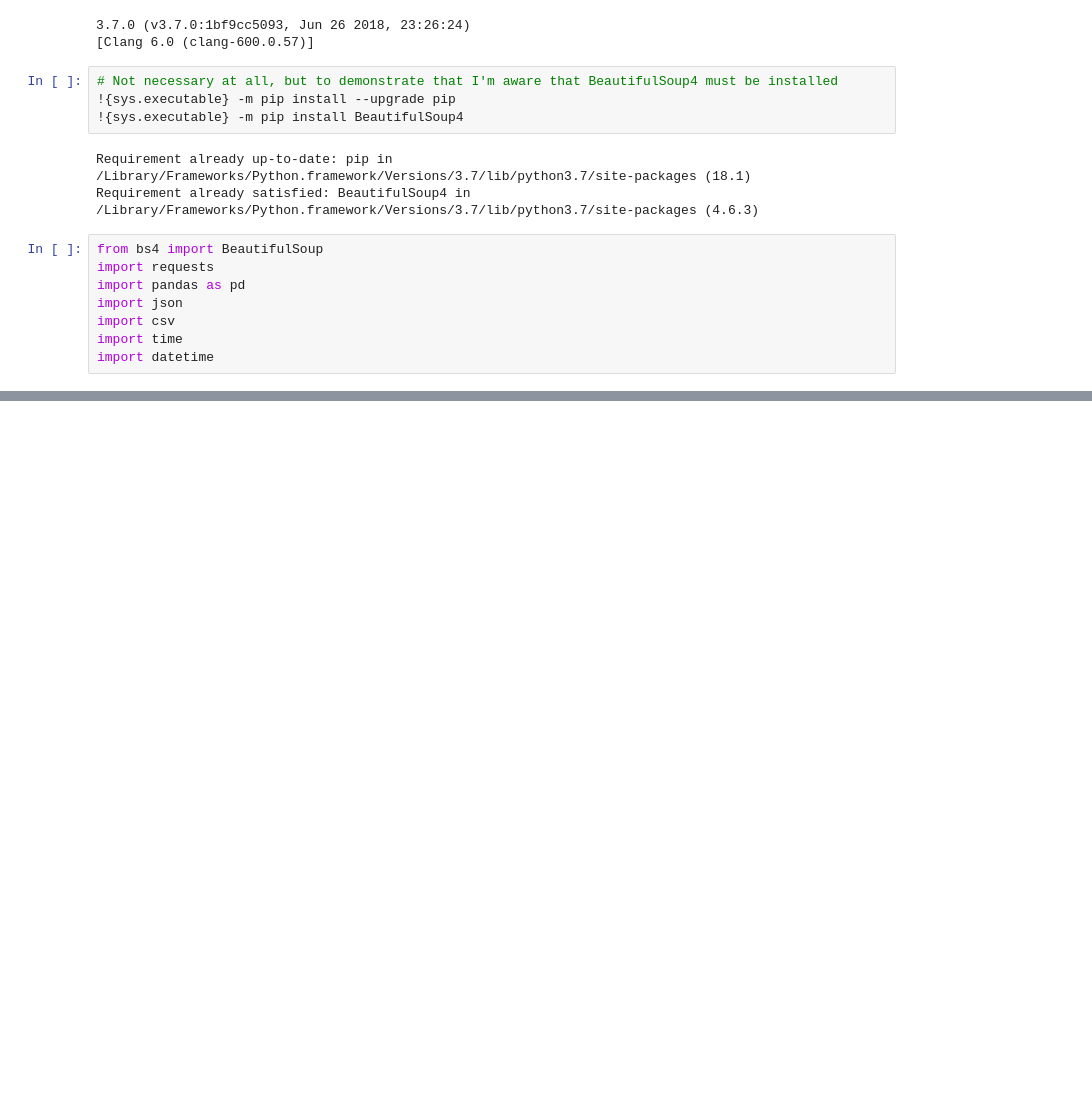
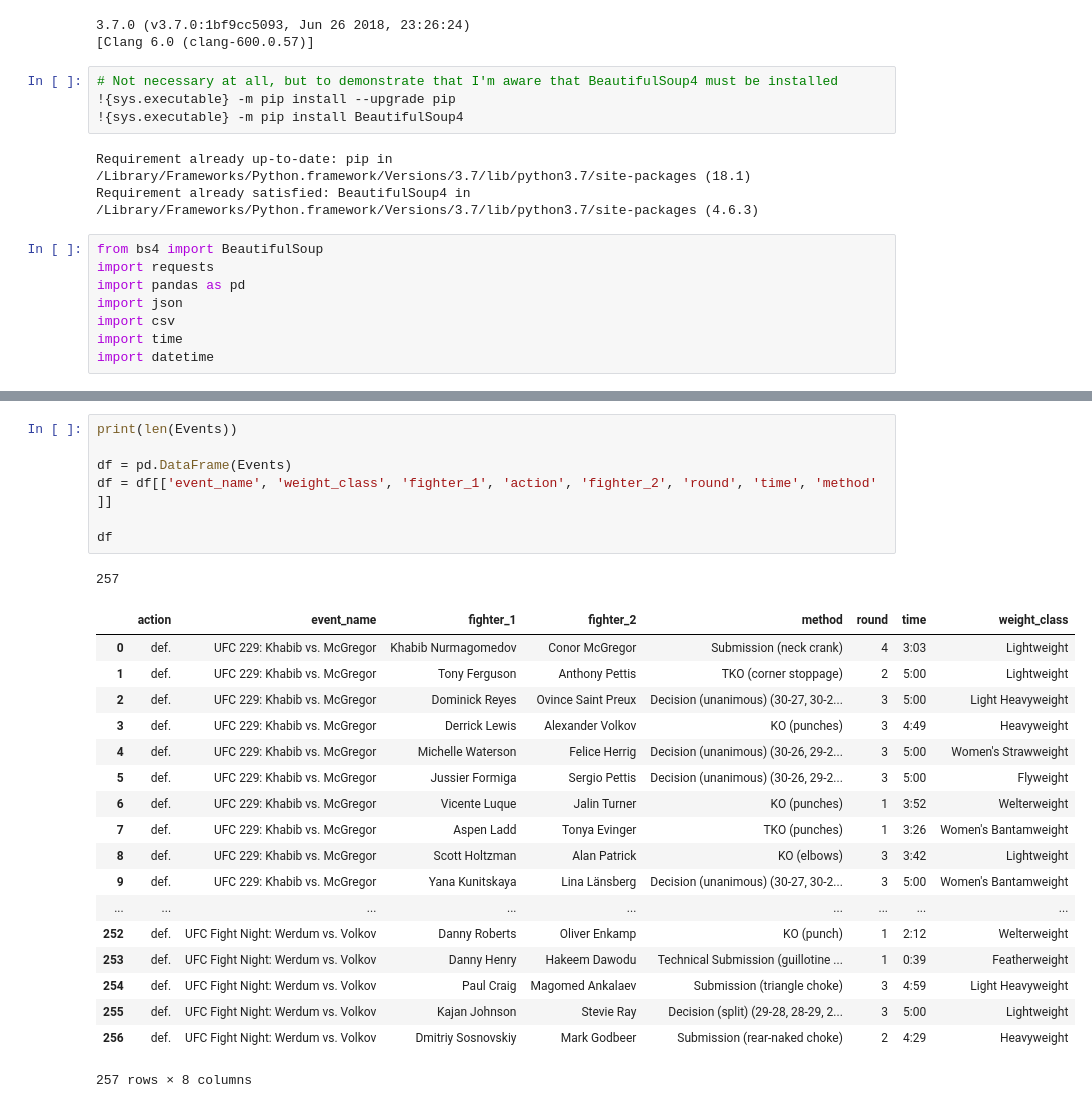
Before and after one commit to fernandoabcampos/data-life-cycle-typology, a Jupyter notebook: Prática 1/ScrapingUFCEvents.ipynb, the cells around one changed output, grey strips where cells are left out. Drawn from its saved outputs; the diff is of its cells as text; blank space fills up the shorter version.

```diff
--- a/Prática 1/ScrapingUFCEvents.ipynb
+++ b/Prática 1/ScrapingUFCEvents.ipynb
@@ -123,0 +118,27 @@ df
+# %%
+print(len(Events))
+
+df = pd.DataFrame(Events)
+df = df[['event_name', 'weight_class', 'fighter_1', 'action', 'fighter_2', 'round', 'time', 'method' ]]
+
+df
+# %% [output]
+257
+|  | action | event_name | fighter_1 | fighter_2 | method | round | time | weight_class |
+| 0 | def. | UFC 229: Khabib vs. McGregor | Khabib Nurmagomedov | Conor McGregor | Submission (neck crank) | 4 | 3:03 | Lightweight |
+| 1 | def. | UFC 229: Khabib vs. McGregor | Tony Ferguson | Anthony Pettis | TKO (corner stoppage) | 2 | 5:00 | Lightweight |
+| 2 | def. | UFC 229: Khabib vs. McGregor | Dominick Reyes | Ovince Saint Preux | Decision (unanimous) (30-27, 30-2... | 3 | 5:00 | Light Heavyweight |
+| 3 | def. | UFC 229: Khabib vs. McGregor | Derrick Lewis | Alexander Volkov | KO (punches) | 3 | 4:49 | Heavyweight |
+| 4 | def. | UFC 229: Khabib vs. McGregor | Michelle Waterson | Felice Herrig | Decision (unanimous) (30-26, 29-2... | 3 | 5:00 | Women's Strawweight |
+| 5 | def. | UFC 229: Khabib vs. McGregor | Jussier Formiga | Sergio Pettis | Decision (unanimous) (30-26, 29-2... | 3 | 5:00 | Flyweight |
+| 6 | def. | UFC 229: Khabib vs. McGregor | Vicente Luque | Jalin Turner | KO (punches) | 1 | 3:52 | Welterweight |
+| 7 | def. | UFC 229: Khabib vs. McGregor | Aspen Ladd | Tonya Evinger | TKO (punches) | 1 | 3:26 | Women's Bantamweight |
+| 8 | def. | UFC 229: Khabib vs. McGregor | Scott Holtzman | Alan Patrick | KO (elbows) | 3 | 3:42 | Lightweight |
+| 9 | def. | UFC 229: Khabib vs. McGregor | Yana Kunitskaya | Lina Länsberg | Decision (unanimous) (30-27, 30-2... | 3 | 5:00 | Women's Bantamweight |
+| ... | ... | ... | ... | ... | ... | ... | ... | ... |
+| 252 | def. | UFC Fight Night: Werdum vs. Volkov | Danny Roberts | Oliver Enkamp | KO (punch) | 1 | 2:12 | Welterweight |
+| 253 | def. | UFC Fight Night: Werdum vs. Volkov | Danny Henry | Hakeem Dawodu | Technical Submission (guillotine ... | 1 | 0:39 | Featherweight |
+| 254 | def. | UFC Fight Night: Werdum vs. Volkov | Paul Craig | Magomed Ankalaev | Submission (triangle choke) | 3 | 4:59 | Light Heavyweight |
+| 255 | def. | UFC Fight Night: Werdum vs. Volkov | Kajan Johnson | Stevie Ray | Decision (split) (29-28, 28-29, 2... | 3 | 5:00 | Lightweight |
+| 256 | def. | UFC Fight Night: Werdum vs. Volkov | Dmitriy Sosnovskiy | Mark Godbeer | Submission (rear-naked choke) | 2 | 4:29 | Heavyweight |
+257 rows × 8 columns
```
Also changed, not shown: parts of 9 cells of this notebook.
